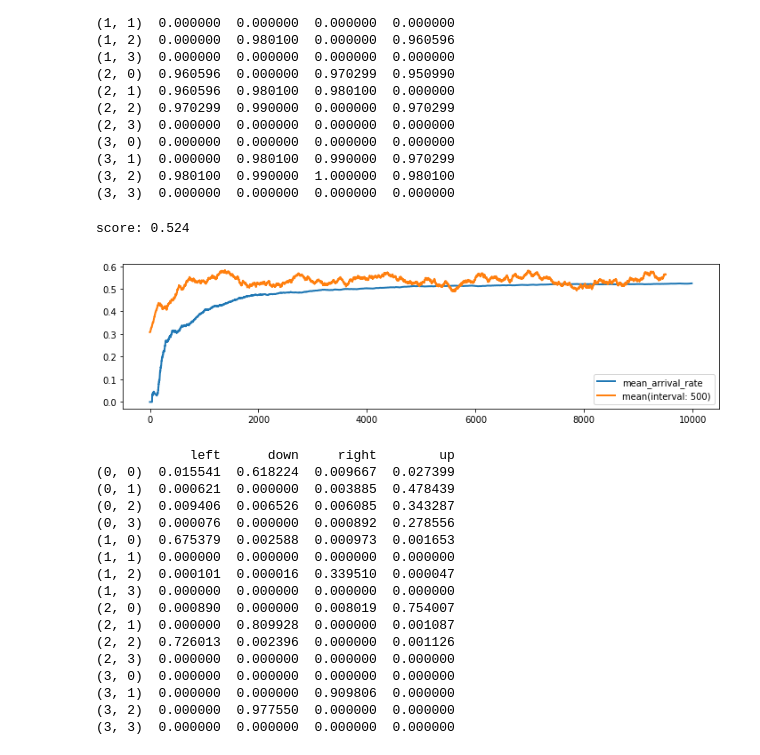
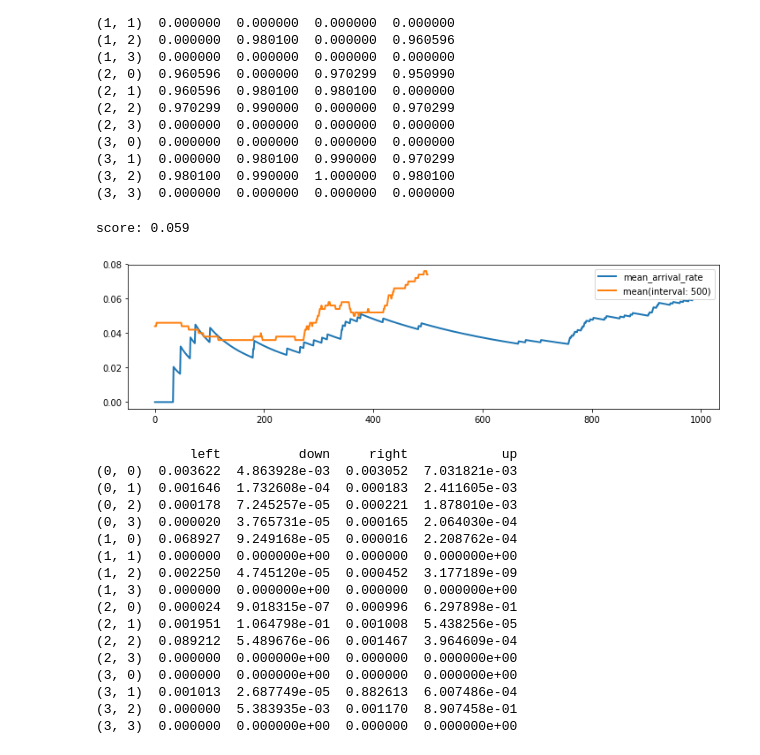
Before and after one commit to frhyme/frhyme.github.io, a Jupyter notebook: _posts/personal_ipynb/180625-reinforcement learning.ipynb, the cells around one changed output. Saved outputs shown, nothing was run; the diff lists cells and outputs as text; code cells hidden in the pictures.

```diff
--- a/_posts/personal_ipynb/180625-reinforcement learning.ipynb
+++ b/_posts/personal_ipynb/180625-reinforcement learning.ipynb
@@ -150,8 +150,10 @@ complete
 env = gym.make("FrozenLake-v0")
 Q = np.zeros([env.observation_space.n, env.action_space.n])
 
-learning_rate = 0.75
-num_episodes = 10000
+#def r_list_grid(lrs=[], num_eps=[]):
+
+learning_rate = 0.9
+num_episodes = 1000
 decay_rate = 0.99
 
 rlist = []
@@ -162,56 +164,57 @@ for i in range(0, num_episodes):
     while not done:
         action = np.argmax(Q[state, :] + np.random.normal(0, 1, env.action_space.n)/(i+1))
         new_state, reward, done, _ = env.step(action)
-        Q[state, action] = (1-learning_rate)*Q[state, action] + learning_rate*(reward + decay_rate*np.max(Q[new_state, :]))
+        Q[state, action] = (1-learning_rate)*Q[state, action]
+        Q[state, action] += learning_rate*(reward + decay_rate*np.max(Q[new_state, :]))
         rAll+=reward
         state = new_state # state update
     rlist.append(rAll)
 
 print("score: {}".format(sum(rlist)/len(rlist)))
 plt.figure(figsize=(12, 3))
 #plt.scatter(range(0, len(rlist)), rlist, marker='^', s=1, color='red')
 
 # 누적 평균
 mean_arriving_rate_lst = []
 for i in range(15, len(rlist)):
     mean_arriving_rate_lst.append(sum(rlist[:i])/len(rlist[:i]))
 plt.plot(range(0, len(mean_arriving_rate_lst)), mean_arriving_rate_lst,
          linewidth=2, label = "mean_arrival_rate")
 # 이전 interval 평균
 mean_arriving_rate_interval_lst = []
 time_interval = 500
 for i in range(time_interval, len(rlist)):
     mean_arriving_rate_interval_lst.append(sum(rlist[i-time_interval:i])/len(rlist[i-time_interval:i]))
 plt.plot(range(0, len(mean_arriving_rate_interval_lst)), mean_arriving_rate_interval_lst,
          linewidth=2, label = "mean(interval: {})".format(time_interval))
 plt.legend()
 plt.savefig('../../assets/images/markdown_img/180625_reinforcement_stochastic.svg')
 plt.show()
 
 """
 0: left, 1: down, 2: right, 3: up
 """
 #print(Q)
 Q_df = pd.DataFrame(Q, index = [(i//4, i%4) for i in range(0, Q.shape[0])],
                     columns=['left', 'down', 'right', 'up'])
 print(Q_df)
 # %% [output]
-score: 0.524
+score: 0.059
-[figure, old version]
+[figure, new version]
-            left      down     right        up
-(0, 0)  0.015541  0.618224  0.009667  0.027399
-(0, 1)  0.000621  0.000000  0.003885  0.478439
-(0, 2)  0.009406  0.006526  0.006085  0.343287
-(0, 3)  0.000076  0.000000  0.000892  0.278556
-(1, 0)  0.675379  0.002588  0.000973  0.001653
-(1, 1)  0.000000  0.000000  0.000000  0.000000
-(1, 2)  0.000101  0.000016  0.339510  0.000047
-(1, 3)  0.000000  0.000000  0.000000  0.000000
-(2, 0)  0.000890  0.000000  0.008019  0.754007
-(2, 1)  0.000000  0.809928  0.000000  0.001087
-(2, 2)  0.726013  0.002396  0.000000  0.001126
-(2, 3)  0.000000  0.000000  0.000000  0.000000
-(3, 0)  0.000000  0.000000  0.000000  0.000000
-(3, 1)  0.000000  0.000000  0.909806  0.000000
-(3, 2)  0.000000  0.977550  0.000000  0.000000
-(3, 3)  0.000000  0.000000  0.000000  0.000000
+            left          down     right            up
+(0, 0)  0.003622  4.863928e-03  0.003052  7.031821e-03
+(0, 1)  0.001646  1.732608e-04  0.000183  2.411605e-03
+(0, 2)  0.000178  7.245257e-05  0.000221  1.878010e-03
+(0, 3)  0.000020  3.765731e-05  0.000165  2.064030e-04
+(1, 0)  0.068927  9.249168e-05  0.000016  2.208762e-04
+(1, 1)  0.000000  0.000000e+00  0.000000  0.000000e+00
+(1, 2)  0.002250  4.745120e-05  0.000452  3.177189e-09
+(1, 3)  0.000000  0.000000e+00  0.000000  0.000000e+00
+(2, 0)  0.000024  9.018315e-07  0.000996  6.297898e-01
+(2, 1)  0.001951  1.064798e-01  0.001008  5.438256e-05
+(2, 2)  0.089212  5.489676e-06  0.001467  3.964609e-04
+(2, 3)  0.000000  0.000000e+00  0.000000  0.000000e+00
+(3, 0)  0.000000  0.000000e+00  0.000000  0.000000e+00
+(3, 1)  0.001013  2.687749e-05  0.882613  6.007486e-04
+(3, 2)  0.000000  5.383935e-03  0.001170  8.907458e-01
+(3, 3)  0.000000  0.000000e+00  0.000000  0.000000e+00
```
Also changed, not shown: parts of 5 cells of this notebook, 6 other files.
